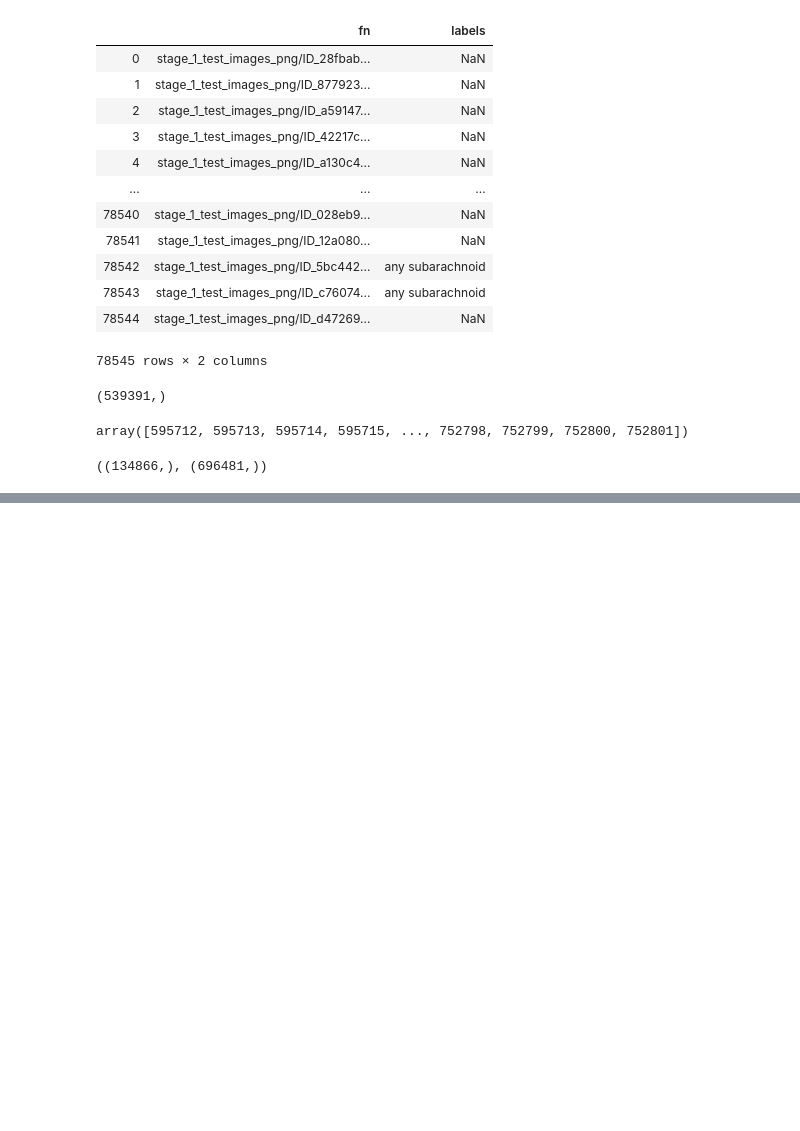
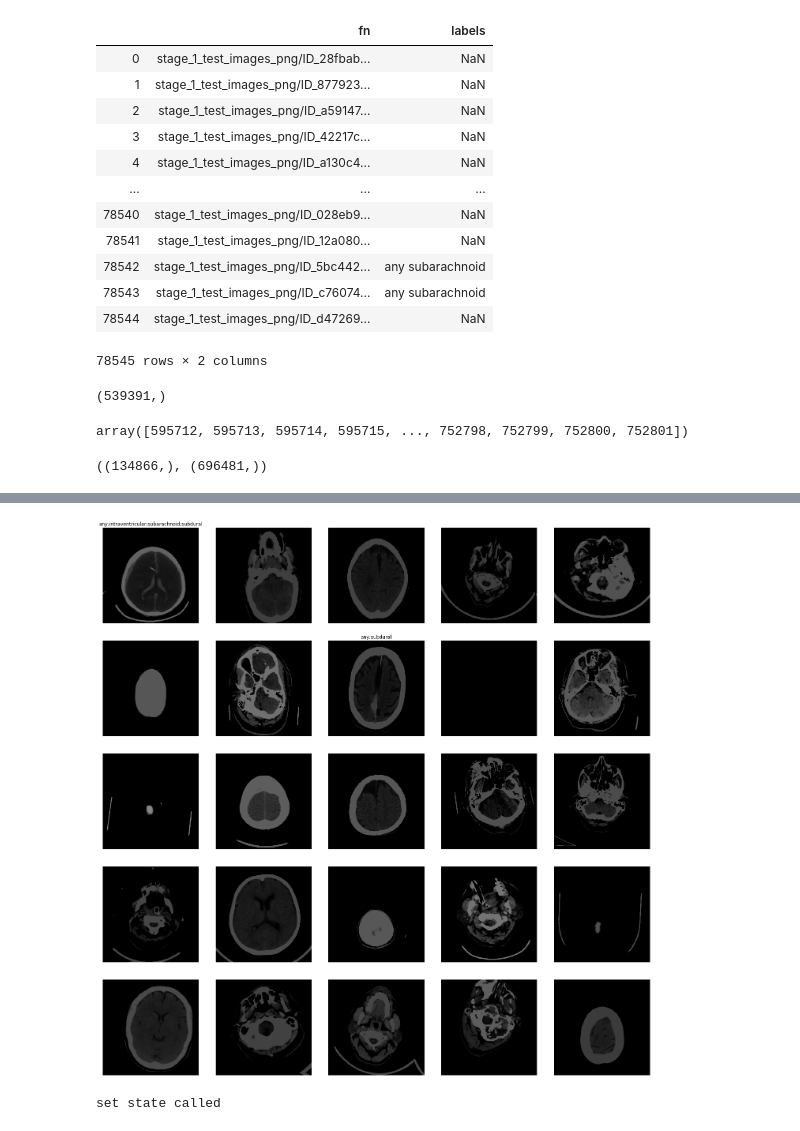
Before and after one commit to DrHB/Intracranial-Hemorrhage-Detection, a Jupyter notebook: EXP_10/EXP_10_TFL-PSD_SLH_100.ipynb, the cells around one changed output, grey strips where cells are left out. Drawn from its saved outputs; the diff is of its cells as text; code cells hidden in the pictures; blank space fills up the shorter version.

```diff
--- a/EXP_10/EXP_10_TFL-PSD_SLH_100.ipynb
+++ b/EXP_10/EXP_10_TFL-PSD_SLH_100.ipynb
@@ -128,3 +126,7 @@ FileNotFoundError: [Errno 2] No such file or directory: './../stage_1_train_imag
+# %%
+data.show_batch()
+# %% [output]
+[figure, added]
 # %%
 md_xrsa =  mxresnet50(c_out=data.c, sa=True)
 opt_func = partial(Ranger, betas=(0.95,0.99), eps=1e-6)
@@ -136,9 +138,11 @@ learn = Learner(data,
                 true_wd=True,
                 opt_func=opt_func,
                 metrics=[accuracy_thresh])
-
+learn.path = Path('..')
 learn.model = nn.DataParallel(learn.model)
 learn.load('NB_EXP_10_CV_0_TFL_512_PHASE_1_COS')
 learn.to_fp16()
 learn.unfreeze()
+# %% [output]
+set state called
 # %%
```
Also changed, not shown: parts of 4 cells of this notebook, 9 other files.
